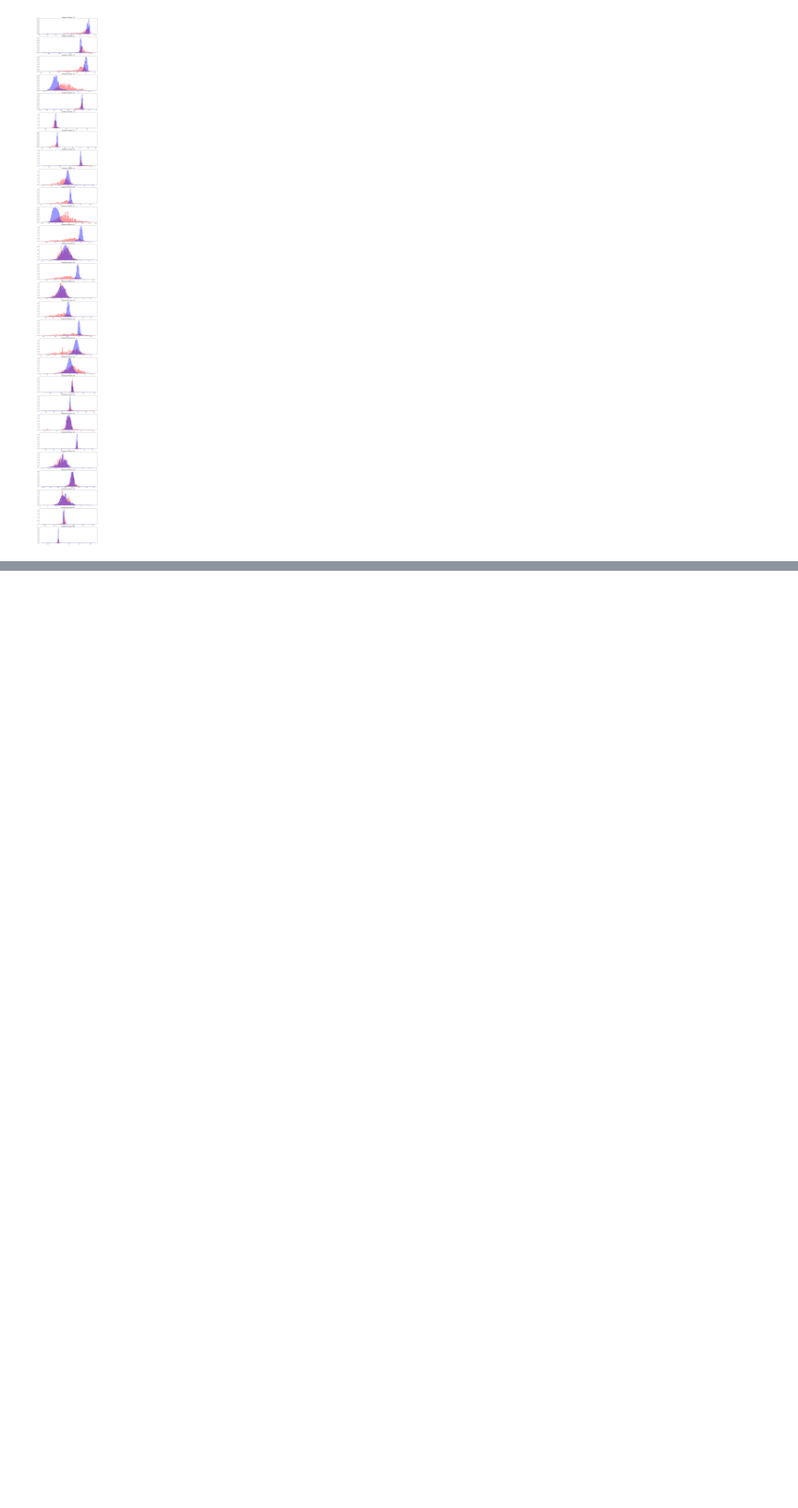
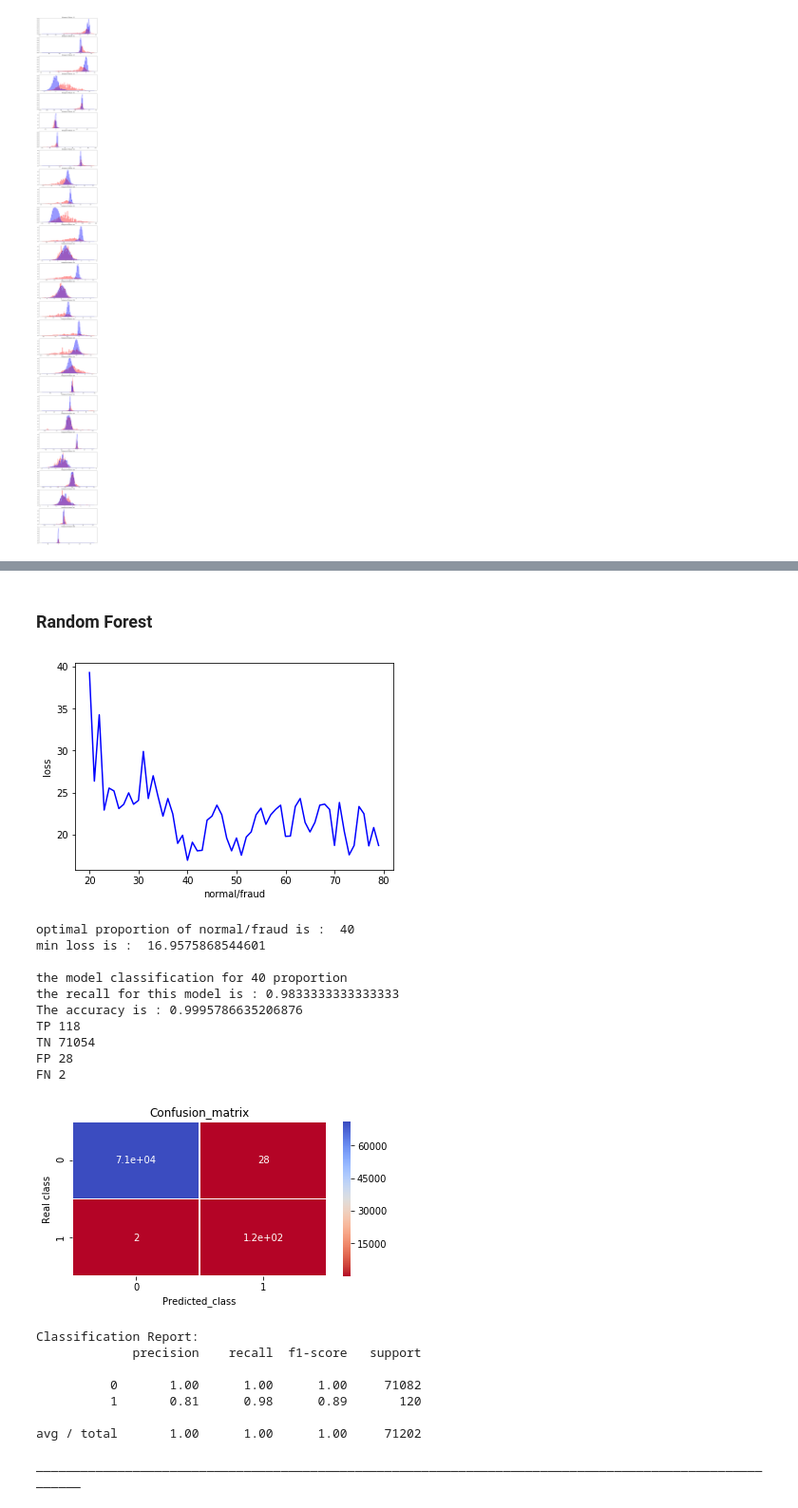
Before and after one commit to MarcusNEU/INFO7390_2018Spring, a Jupyter notebook: FinalProject/feature_engineering&prediction_algorithms.ipynb, the cells around one changed output, grey strips where cells are left out. Shown at 95% size. Saved outputs shown, nothing was run; the diff lists cells and outputs as text; code cells hidden in the pictures; blank space fills up the shorter version.

```diff
--- a/FinalProject/feature_engineering&prediction_algorithms.ipynb
+++ b/FinalProject/feature_engineering&prediction_algorithms.ipynb
@@ -688,0 +822,61 @@ As the table shows:
+# %% [markdown]
+### Random Forest
+# %%
+proportion = []
+loss = []
+for i in range(20,80):
+    undersample_data = undersample(normal_indices,fraud_indices,i)
+    X_undersample = undersample_data.iloc[:, undersample_data.columns != "Class"]
+    y_undersample = undersample_data.iloc[:, undersample_data.columns == "Class"]
+    X_undersample_train, X_undersample_test, y_undersample_train, y_undersample_test = train_test_split(X_undersample, y_undersample, random_state=0)
+    X = df.iloc[:, df.columns != "Class"]
+    y = df.iloc[:, df.columns == "Class"]
+    X_train, X_test, y_train, y_test = train_test_split(X, y, random_state=0)
+    rf = RandomForestClassifier(n_estimators=100, random_state=0)
+    loss.append(custom_loss_fuction(rf, X_undersample_train, X_test, y_undersample_train, y_test))
+    proportion.append(i)
+plt.plot(proportion, loss, '-b')
+plt.ylabel('loss')
+plt.xlabel('normal/fraud')
+plt.show()
+
+min_loss = np.min(loss)
+min_loss_index = loss.index(min_loss)
+optimal_proportion = proportion[min_loss_index]
+print "optimal proportion of normal/fraud is : ", optimal_proportion
+print "min loss is : ", min_loss
+undersample_data = undersample(normal_indices,fraud_indices,optimal_proportion)
+print ""
+print "the model classification for {} proportion".format(optimal_proportion)
+X_undersample = undersample_data.iloc[:, undersample_data.columns != "Class"]
+y_undersample = undersample_data.iloc[:, undersample_data.columns == "Class"]
+X_undersample_train, X_undersample_test, y_undersample_train, y_undersample_test = train_test_split(X_undersample, y_undersample, random_state=0)
+X = df.iloc[:, df.columns != "Class"]
+y = df.iloc[:, df.columns == "Class"]
+X_train, X_test, y_train, y_test = train_test_split(X, y, random_state=0)
+rf = RandomForestClassifier(n_estimators=100, random_state=0)
+prediction_algorithms(rf, X_undersample_train, X_test, y_undersample_train, y_test)
+print "________________________________________________________________________________________________________"
+print ""
+# %% [output]
+[figure, added]
+optimal proportion of normal/fraud is :  40
+min loss is :  16.9575868544601
+
+the model classification for 40 proportion
+the recall for this model is : 0.9833333333333333
+The accuracy is : 0.9995786635206876
+TP 118
+TN 71054
+FP 28
+FN 2
+[figure, added]
+Classification Report:
+             precision    recall  f1-score   support
+
+          0       1.00      1.00      1.00     71082
+          1       0.81      0.98      0.89       120
+
+avg / total       1.00      1.00      1.00     71202
+
+________________________________________________________________________________________________________
```
Also changed, not shown: parts of 23 cells of this notebook, 3 other files.
